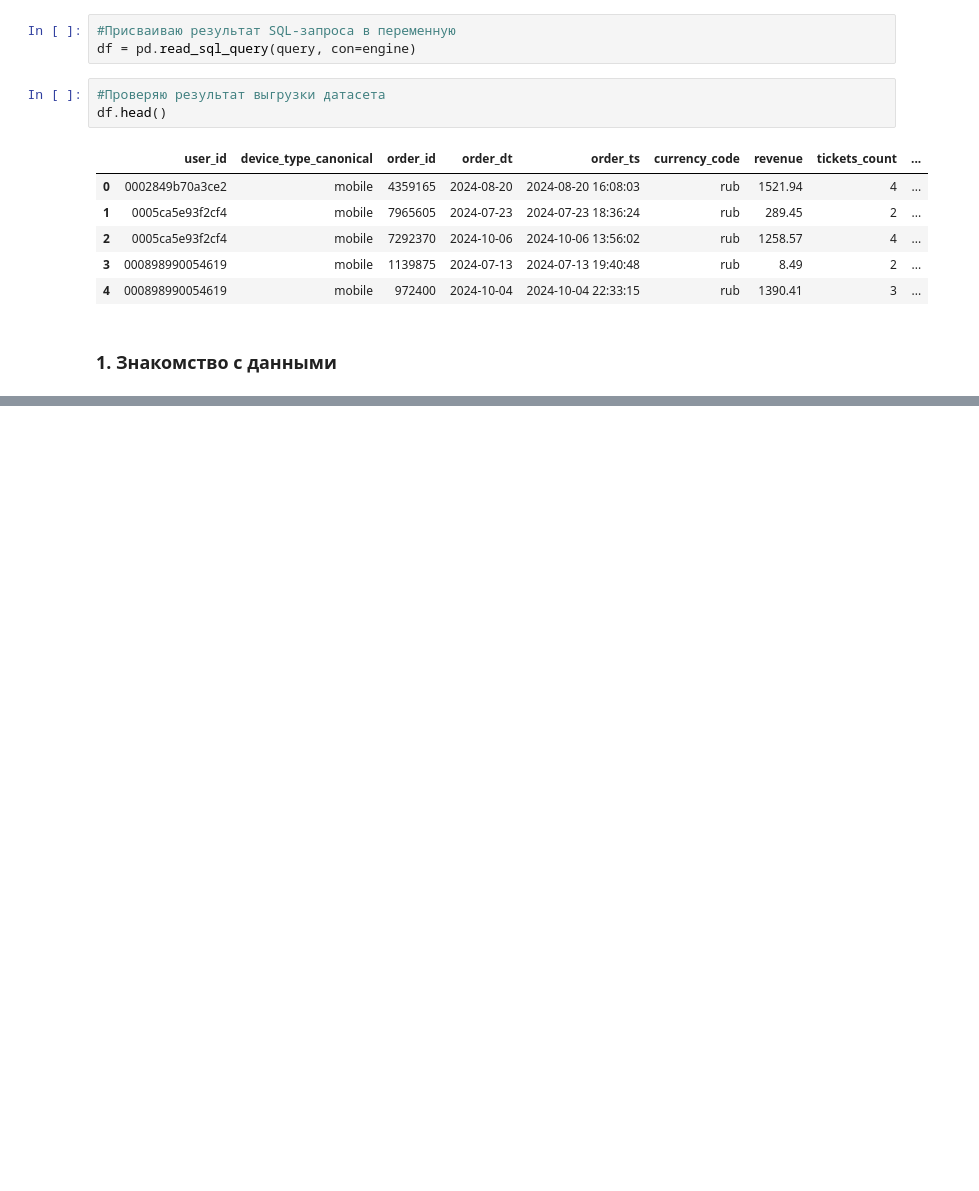
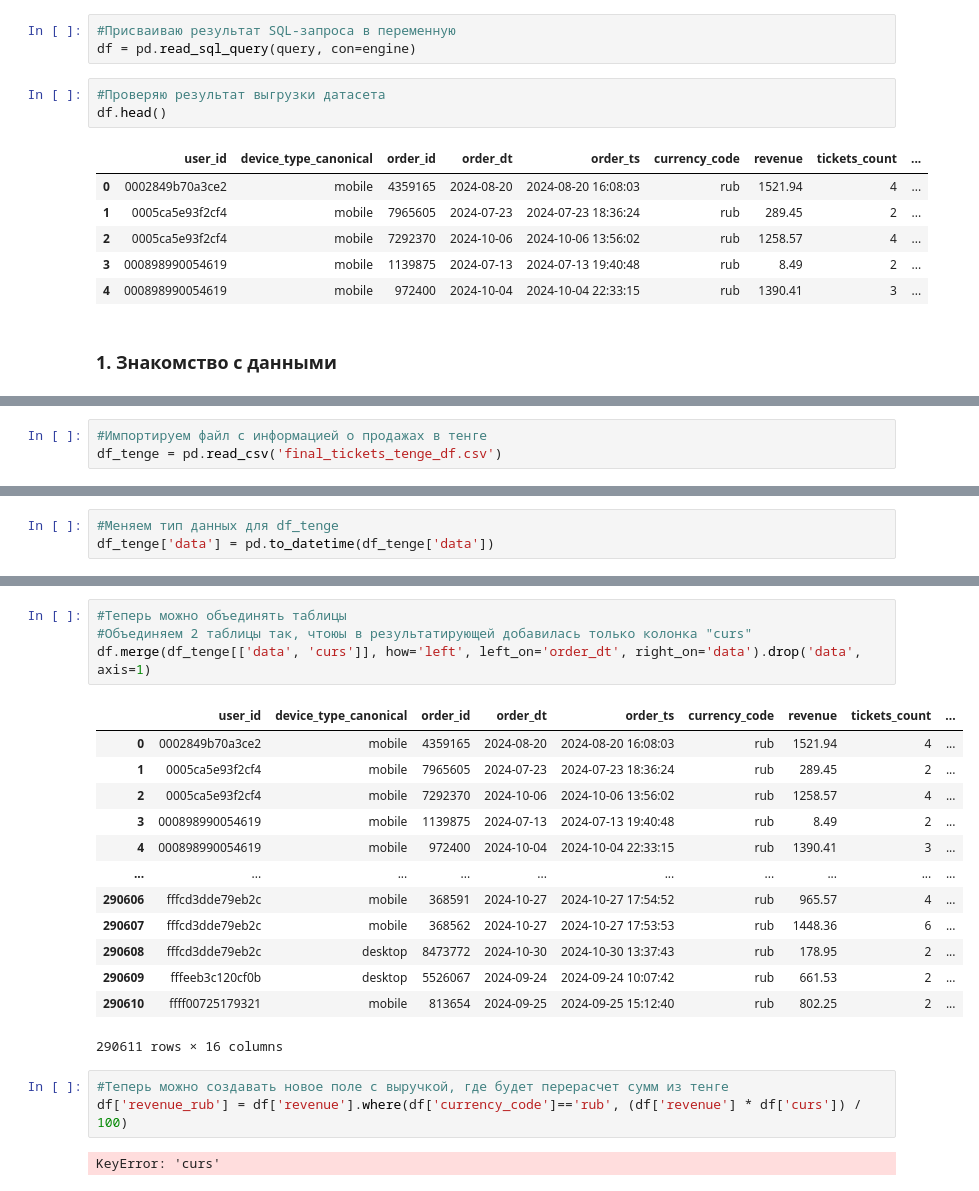
Before and after one commit to denisenkovv/homework1, a Jupyter notebook: project.ipynb, the cells around one changed output, grey strips where cells are left out. Drawn from its saved outputs; the diff is of its cells as text; blank space fills up the shorter version.

Commit message:
Внесены изменение в файл проекта

```diff
--- a/project.ipynb
+++ b/project.ipynb
@@ -122,0 +178,3 @@ df.head()
+# %%
+#Импортируем файл с информацией о продажах в тенге
+df_tenge = pd.read_csv('final_tickets_tenge_df.csv')
@@ -122,0 +228,3 @@ df.head()
+# %%
+#Меняем тип данных для df_tenge
+df_tenge['data'] = pd.to_datetime(df_tenge['data'])
@@ -122,0 +246,23 @@ df.head()
+# %%
+#Теперь можно объединять таблицы
+#Объединяем 2 таблицы так, чтоюы в результатирующей добавилась только колонка "curs"
+df.merge(df_tenge[['data', 'curs']], how='left', left_on='order_dt', right_on='data').drop('data', axis=1)
+# %% [output]
+|  | user_id | device_type_canonical | order_id | order_dt | order_ts | currency_code | revenue | tickets_count | ... |
+| 0 | 0002849b70a3ce2 | mobile | 4359165 | 2024-08-20 | 2024-08-20 16:08:03 | rub | 1521.94 | 4 | ... |
+| 1 | 0005ca5e93f2cf4 | mobile | 7965605 | 2024-07-23 | 2024-07-23 18:36:24 | rub | 289.45 | 2 | ... |
+| 2 | 0005ca5e93f2cf4 | mobile | 7292370 | 2024-10-06 | 2024-10-06 13:56:02 | rub | 1258.57 | 4 | ... |
+| 3 | 000898990054619 | mobile | 1139875 | 2024-07-13 | 2024-07-13 19:40:48 | rub | 8.49 | 2 | ... |
+| 4 | 000898990054619 | mobile | 972400 | 2024-10-04 | 2024-10-04 22:33:15 | rub | 1390.41 | 3 | ... |
+| ... | ... | ... | ... | ... | ... | ... | ... | ... | ... |
+| 290606 | fffcd3dde79eb2c | mobile | 368591 | 2024-10-27 | 2024-10-27 17:54:52 | rub | 965.57 | 4 | ... |
+| 290607 | fffcd3dde79eb2c | mobile | 368562 | 2024-10-27 | 2024-10-27 17:53:53 | rub | 1448.36 | 6 | ... |
+| 290608 | fffcd3dde79eb2c | desktop | 8473772 | 2024-10-30 | 2024-10-30 13:37:43 | rub | 178.95 | 2 | ... |
+| 290609 | fffeeb3c120cf0b | desktop | 5526067 | 2024-09-24 | 2024-09-24 10:07:42 | rub | 661.53 | 2 | ... |
+| 290610 | ffff00725179321 | mobile | 813654 | 2024-09-25 | 2024-09-25 15:12:40 | rub | 802.25 | 2 | ... |
+290611 rows × 16 columns
+# %%
+#Теперь можно создавать новое поле с выручкой, где будет перерасчет сумм из тенге
+df['revenue_rub'] = df['revenue'].where(df['currency_code']=='rub', (df['revenue'] * df['curs']) / 100)
+# %% [output]
+KeyError: 'curs'
```
Also changed, not shown: parts of 10 cells of this notebook.
